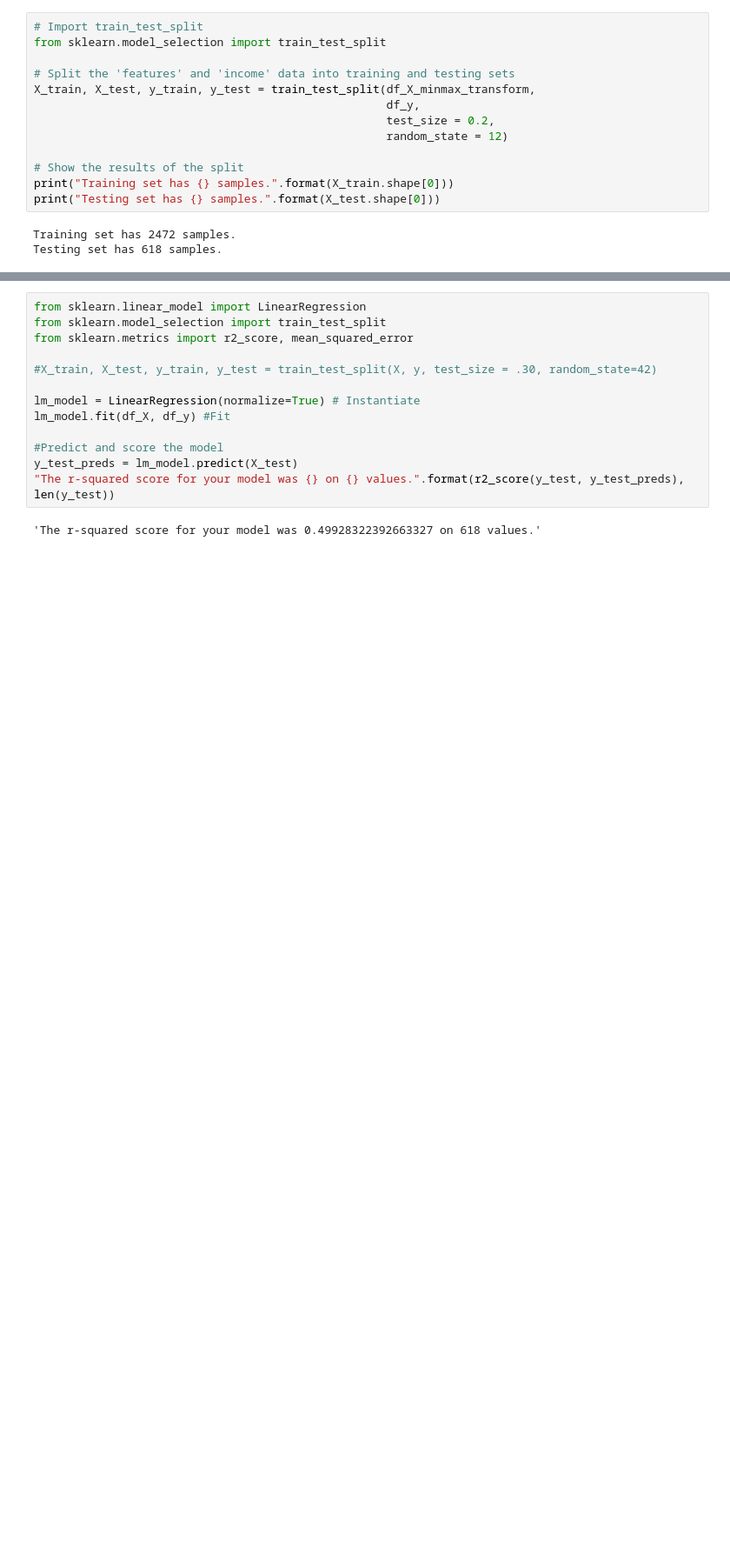
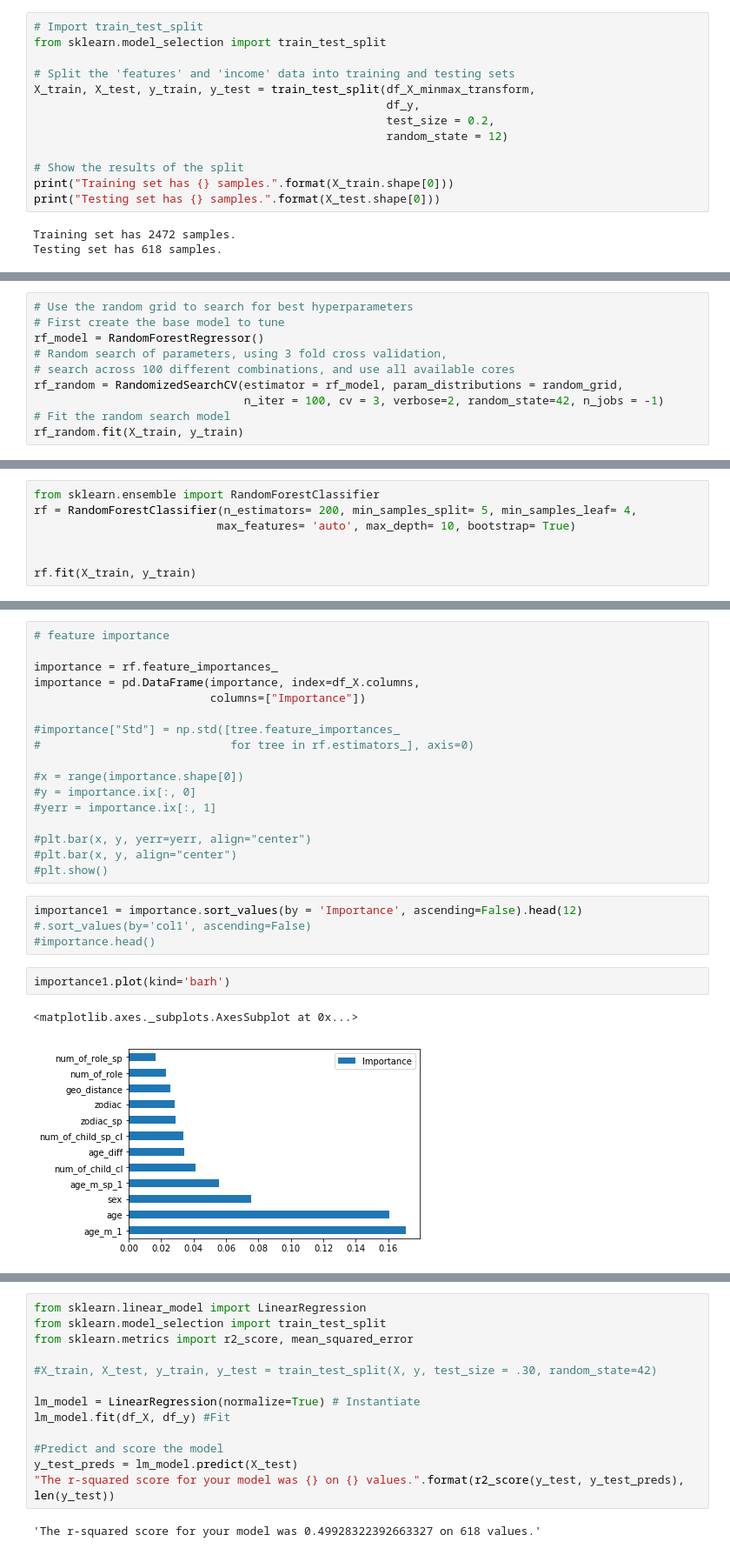
Before and after one commit to cyuancheng/BlogPost_Celebrity_Divorce, a Jupyter notebook: 05_ML.ipynb, the cells around one changed output, grey strips where cells are left out. Shown at 87% size. Saved outputs shown, nothing was run; the diff lists cells and outputs as text; blank space fills up the shorter version.

```diff
--- a/05_ML.ipynb
+++ b/05_ML.ipynb
@@ -203,0 +214,10 @@ df_X['geohash_dr4e394'].sum()
+# %%
+# Use the random grid to search for best hyperparameters
+# First create the base model to tune
+rf_model = RandomForestRegressor()
+# Random search of parameters, using 3 fold cross validation,
+# search across 100 different combinations, and use all available cores
+rf_random = RandomizedSearchCV(estimator = rf_model, param_distributions = random_grid,
+                               n_iter = 100, cv = 3, verbose=2, random_state=42, n_jobs = -1)
+# Fit the random search model
+rf_random.fit(X_train, y_train)
@@ -203,0 +252,7 @@ df_X['geohash_dr4e394'].sum()
+# %%
+from sklearn.ensemble import RandomForestClassifier
+rf = RandomForestClassifier(n_estimators= 200, min_samples_split= 5, min_samples_leaf= 4,
+                           max_features= 'auto', max_depth= 10, bootstrap= True)
+
+
+rf.fit(X_train, y_train)
@@ -203,0 +282,25 @@ df_X['geohash_dr4e394'].sum()
+# %%
+# feature importance
+
+importance = rf.feature_importances_
+importance = pd.DataFrame(importance, index=df_X.columns,
+                          columns=["Importance"])
+
+#importance["Std"] = np.std([tree.feature_importances_
+#                            for tree in rf.estimators_], axis=0)
+
+#x = range(importance.shape[0])
+#y = importance.ix[:, 0]
+#yerr = importance.ix[:, 1]
+
+#plt.bar(x, y, yerr=yerr, align="center")
+#plt.bar(x, y, align="center")
+#plt.show()
+# %%
+importance1 = importance.sort_values(by = 'Importance', ascending=False).head(12) #.sort_values(by='col1', ascending=False)
+#importance.head()
+# %%
+importance1.plot(kind='barh')
+# %% [output]
+<matplotlib.axes._subplots.AxesSubplot at 0x...>
+[figure, added]
```
Also changed, not shown: parts of 21 cells of this notebook, 1 other file.
